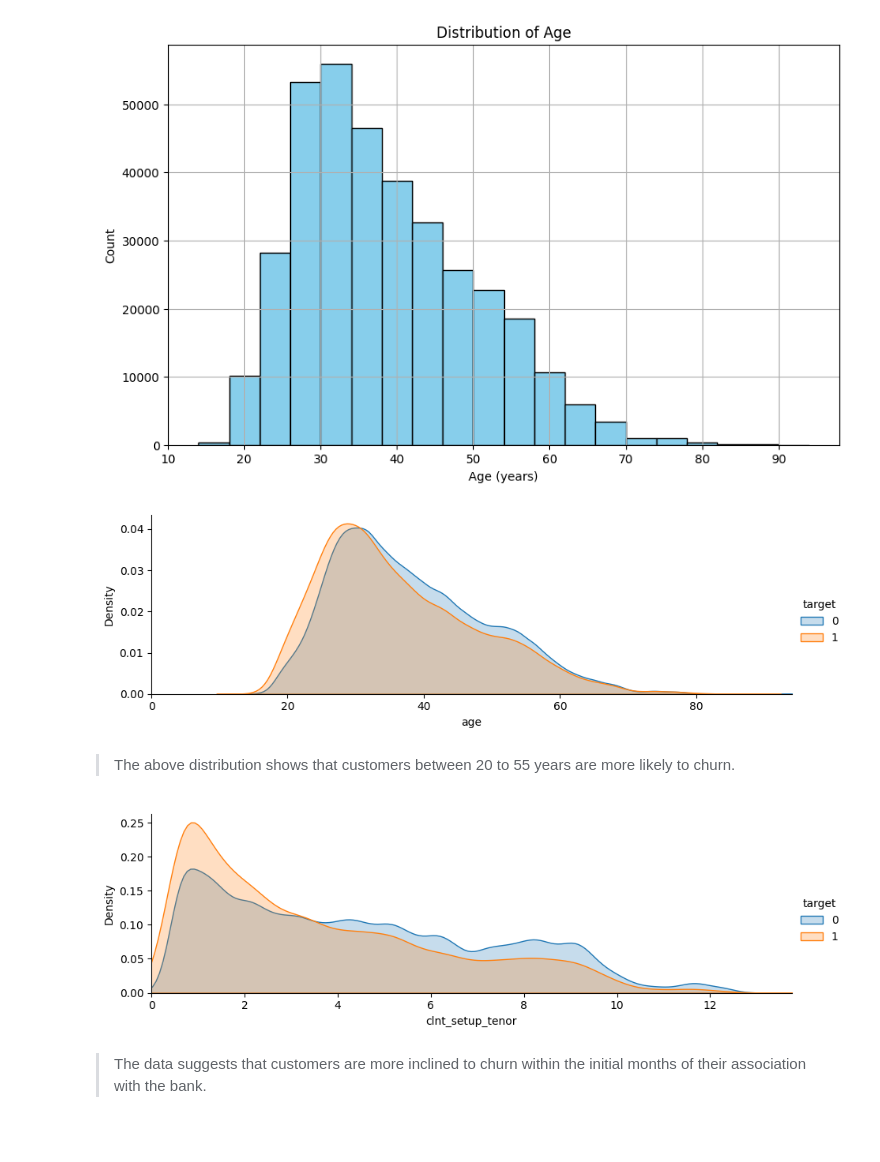
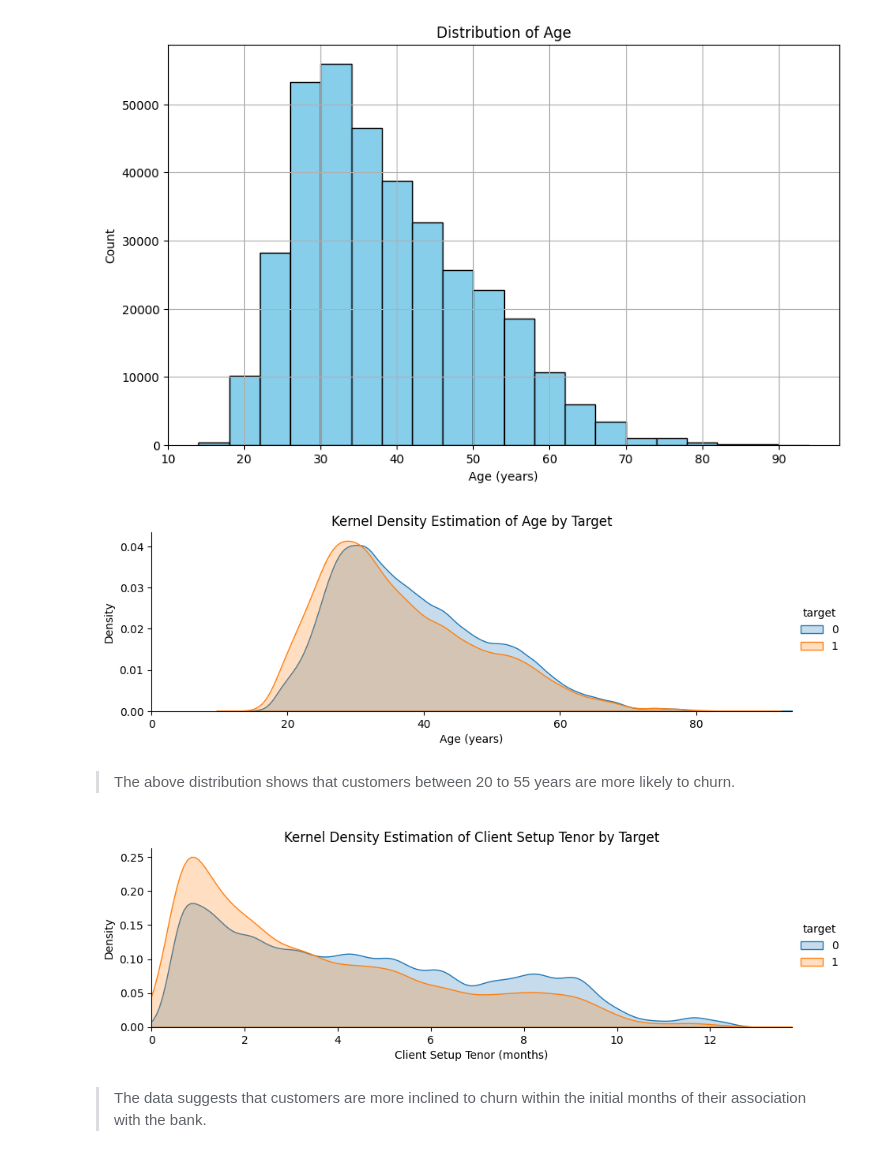
Before and after one commit to BDM3014ProjectWinter2024/BankChurnPrediction, a Jupyter notebook: data_visualization.ipynb, the cells around one changed output. Cells and saved outputs as stored; diff of their text form; code cells hidden in the pictures.

Commit message:
Added labels and titles

```diff
--- a/data_visualization.ipynb
+++ b/data_visualization.ipynb
@@ -204,23 +204,27 @@ plt.show()
 # %% [output]
 [figure]
 # %%
-facet = sns.FacetGrid(df, hue="target",aspect=3)
-facet.map(sns.kdeplot,"age",fill= True)
+facet = sns.FacetGrid(df, hue="target", aspect=3)
+facet.map(sns.kdeplot, "age", fill=True)
 facet.set(xlim=(0, df["age"].max()))
+facet.set(xlabel="Age (years)")
 facet.add_legend()
+plt.title("Kernel Density Estimation of Age by Target")
 plt.show()
 # %% [output]
-[figure, old version]
+[figure, new version]
 # %% [markdown]
 >The above distribution shows that customers between 20 to 55 years are more likely to churn.
 # %%
 facet = sns.FacetGrid(df, hue="target",aspect=3)
 facet.map(sns.kdeplot,"clnt_setup_tenor",fill= True)
 facet.set(xlim=(0, df["clnt_setup_tenor"].max()))
+facet.set(xlabel="Client Setup Tenor (months)")
 facet.add_legend()
+plt.title("Kernel Density Estimation of Client Setup Tenor by Target")
 plt.show()
 # %% [output]
-[figure, old version]
+[figure, new version]
 # %% [markdown]
 >The data suggests that customers are more inclined to churn within the initial months of their association with the bank.
 # %%
```
Also changed, not shown: parts of 9 cells of this notebook, 1 other file.
